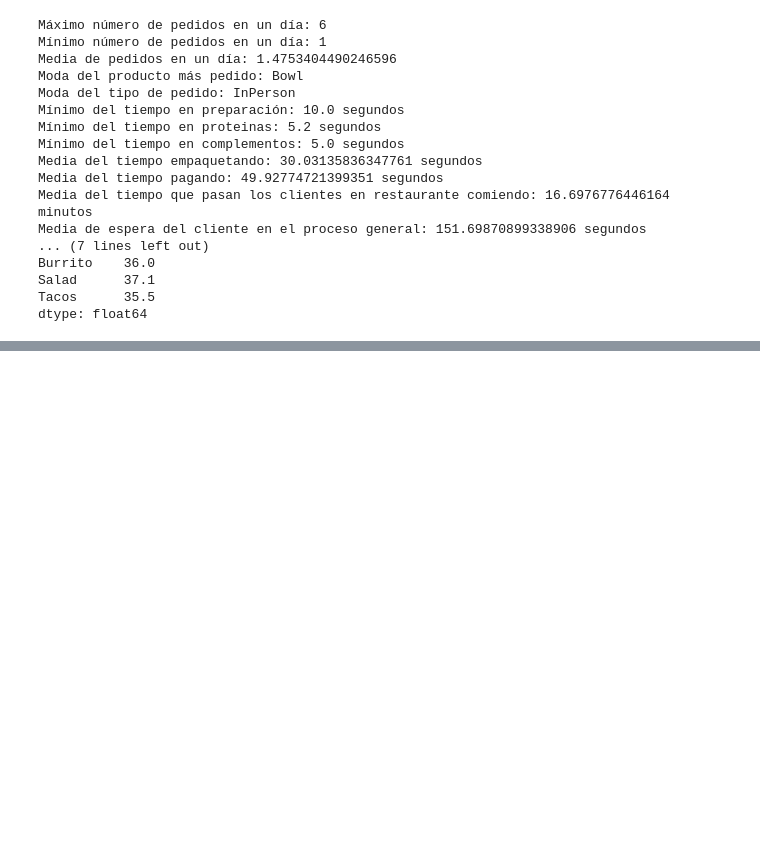
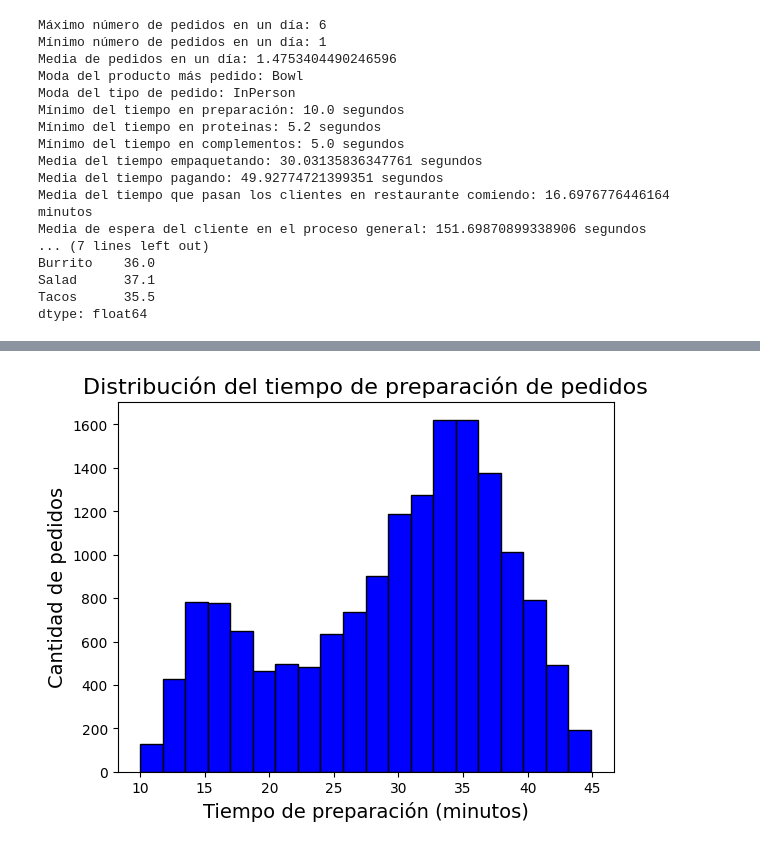
Before and after one commit to alexmaest/MYS2_Proyecto_G1, a Jupyter notebook: main.ipynb, the cells around one changed output, grey strips where cells are left out. Saved outputs shown, nothing was run; the diff lists cells and outputs as text; code cells hidden in the pictures; blank space fills up the shorter version.

```diff
--- a/main.ipynb
+++ b/main.ipynb
@@ -217,0 +290,18 @@ dtype: float64
+# %%
+
+import pandas as pd
+import matplotlib.pyplot as plt
+
+# Leer el archivo CSV
+datos = pd.read_csv('SimioFreshMexDataset.csv')
+
+if datos["OrderPrepTime"].any():
+    # Crear la gráfica de distribución
+    plt.hist(datos["OrderPrepTime"], bins=20, color="blue" , edgecolor="black")
+    plt.title("Distribución del tiempo de preparación de pedidos", fontsize=16)
+    plt.xlabel("Tiempo de preparación (minutos)", fontsize=14)
+    plt.ylabel("Cantidad de pedidos", fontsize=14)
+    # Mostrar la gráfica
+    plt.show()
+# %% [output]
+[figure, added]
```
Also changed, not shown: parts of 8 cells of this notebook.
